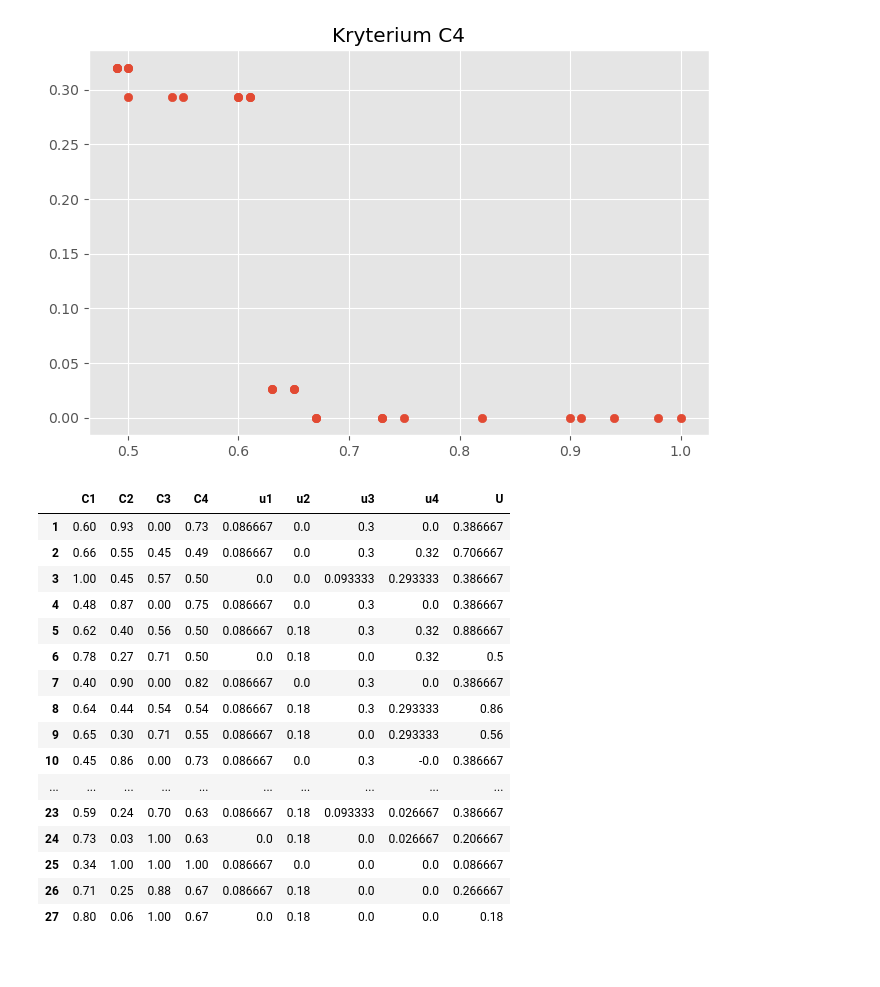
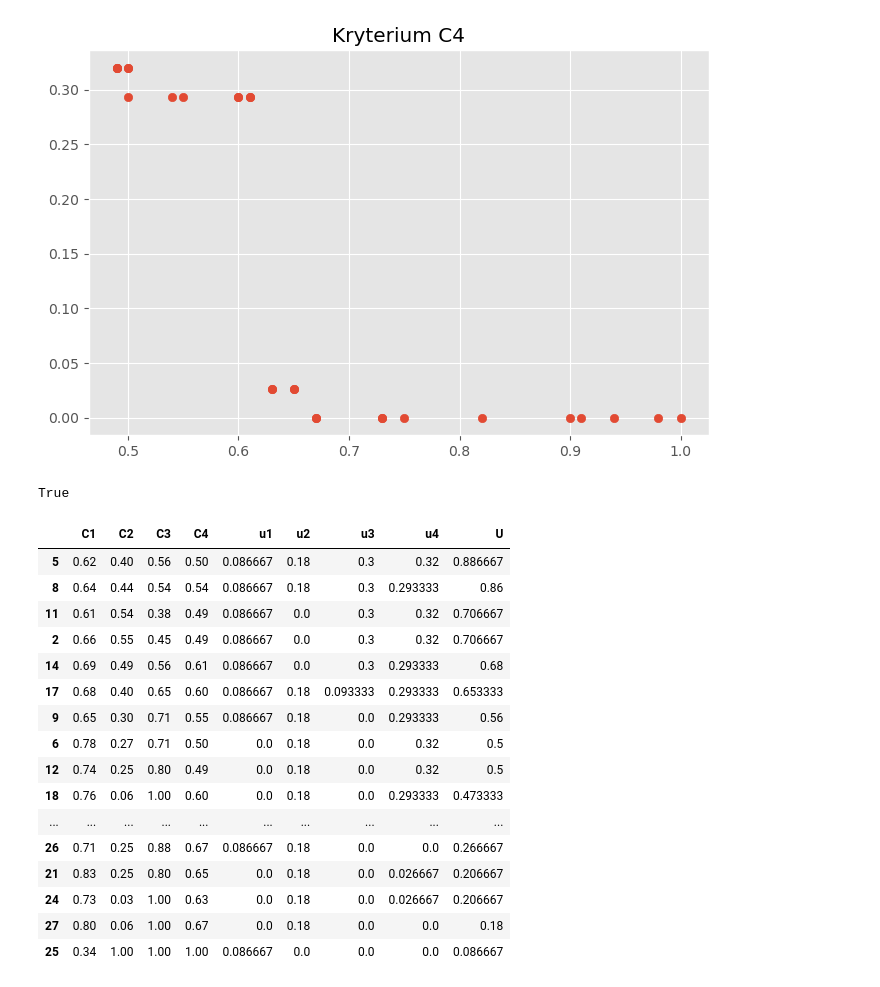
Before and after one commit to majsterkovic/iswd-project-1, a Jupyter notebook: solver.ipynb, the cells around one changed output. Cells and saved outputs as stored; diff of their text form; code cells hidden in the pictures.

Commit message:
Add function checking rank consistency with preferential info

```diff
--- a/solver.ipynb
+++ b/solver.ipynb
@@ -26,23 +26,27 @@ plot_utility_functions(problem, u_vars, criteria, breakpoints)
 [figure]
 # %%
 rank = create_full_ranking_df(df, problem, criteria)
-# %%
-rank
-# %% [output]
-|  | C1 | C2 | C3 | C4 | u1 | u2 | u3 | u4 | U |
-| 1 | 0.60 | 0.93 | 0.00 | 0.73 | 0.086667 | 0.0 | 0.3 | 0.0 | 0.386667 |
-| 2 | 0.66 | 0.55 | 0.45 | 0.49 | 0.086667 | 0.0 | 0.3 | 0.32 | 0.706667 |
-| 3 | 1.00 | 0.45 | 0.57 | 0.50 | 0.0 | 0.0 | 0.093333 | 0.293333 | 0.386667 |
-| 4 | 0.48 | 0.87 | 0.00 | 0.75 | 0.086667 | 0.0 | 0.3 | 0.0 | 0.386667 |
-| 5 | 0.62 | 0.40 | 0.56 | 0.50 | 0.086667 | 0.18 | 0.3 | 0.32 | 0.886667 |
-| 6 | 0.78 | 0.27 | 0.71 | 0.50 | 0.0 | 0.18 | 0.0 | 0.32 | 0.5 |
-| 7 | 0.40 | 0.90 | 0.00 | 0.82 | 0.086667 | 0.0 | 0.3 | 0.0 | 0.386667 |
-| 8 | 0.64 | 0.44 | 0.54 | 0.54 | 0.086667 | 0.18 | 0.3 | 0.293333 | 0.86 |
-| 9 | 0.65 | 0.30 | 0.71 | 0.55 | 0.086667 | 0.18 | 0.0 | 0.293333 | 0.56 |
-| 10 | 0.45 | 0.86 | 0.00 | 0.73 | 0.086667 | 0.0 | 0.3 | -0.0 | 0.386667 |
-| ... | ... | ... | ... | ... | ... | ... | ... | ... | ... |
-| 23 | 0.59 | 0.24 | 0.70 | 0.63 | 0.086667 | 0.18 | 0.093333 | 0.026667 | 0.386667 |
-| 24 | 0.73 | 0.03 | 1.00 | 0.63 | 0.0 | 0.18 | 0.0 | 0.026667 | 0.206667 |
-| 25 | 0.34 | 1.00 | 1.00 | 1.00 | 0.086667 | 0.0 | 0.0 | 0.0 | 0.086667 |
-| 26 | 0.71 | 0.25 | 0.88 | 0.67 | 0.086667 | 0.18 | 0.0 | 0.0 | 0.266667 |
-| 27 | 0.80 | 0.06 | 1.00 | 0.67 | 0.0 | 0.18 | 0.0 | 0.0 | 0.18 |
+# %%
+check_consistency(rank, preferential_information, indifference_information)
+# %% [output]
+True
+# %%
+rank.sort_values(by='U', ascending=False)
+# %% [output]
+|  | C1 | C2 | C3 | C4 | u1 | u2 | u3 | u4 | U |
+| 5 | 0.62 | 0.40 | 0.56 | 0.50 | 0.086667 | 0.18 | 0.3 | 0.32 | 0.886667 |
+| 8 | 0.64 | 0.44 | 0.54 | 0.54 | 0.086667 | 0.18 | 0.3 | 0.293333 | 0.86 |
+| 11 | 0.61 | 0.54 | 0.38 | 0.49 | 0.086667 | 0.0 | 0.3 | 0.32 | 0.706667 |
+| 2 | 0.66 | 0.55 | 0.45 | 0.49 | 0.086667 | 0.0 | 0.3 | 0.32 | 0.706667 |
+| 14 | 0.69 | 0.49 | 0.56 | 0.61 | 0.086667 | 0.0 | 0.3 | 0.293333 | 0.68 |
+| 17 | 0.68 | 0.40 | 0.65 | 0.60 | 0.086667 | 0.18 | 0.093333 | 0.293333 | 0.653333 |
+| 9 | 0.65 | 0.30 | 0.71 | 0.55 | 0.086667 | 0.18 | 0.0 | 0.293333 | 0.56 |
+| 6 | 0.78 | 0.27 | 0.71 | 0.50 | 0.0 | 0.18 | 0.0 | 0.32 | 0.5 |
+| 12 | 0.74 | 0.25 | 0.80 | 0.49 | 0.0 | 0.18 | 0.0 | 0.32 | 0.5 |
+| 18 | 0.76 | 0.06 | 1.00 | 0.60 | 0.0 | 0.18 | 0.0 | 0.293333 | 0.473333 |
+| ... | ... | ... | ... | ... | ... | ... | ... | ... | ... |
+| 26 | 0.71 | 0.25 | 0.88 | 0.67 | 0.086667 | 0.18 | 0.0 | 0.0 | 0.266667 |
+| 21 | 0.83 | 0.25 | 0.80 | 0.65 | 0.0 | 0.18 | 0.0 | 0.026667 | 0.206667 |
+| 24 | 0.73 | 0.03 | 1.00 | 0.63 | 0.0 | 0.18 | 0.0 | 0.026667 | 0.206667 |
+| 27 | 0.80 | 0.06 | 1.00 | 0.67 | 0.0 | 0.18 | 0.0 | 0.0 | 0.18 |
+| 25 | 0.34 | 1.00 | 1.00 | 1.00 | 0.086667 | 0.0 | 0.0 | 0.0 | 0.086667 |
```
Also changed, not shown: parts of 1 cell of this notebook, 1 other file.
